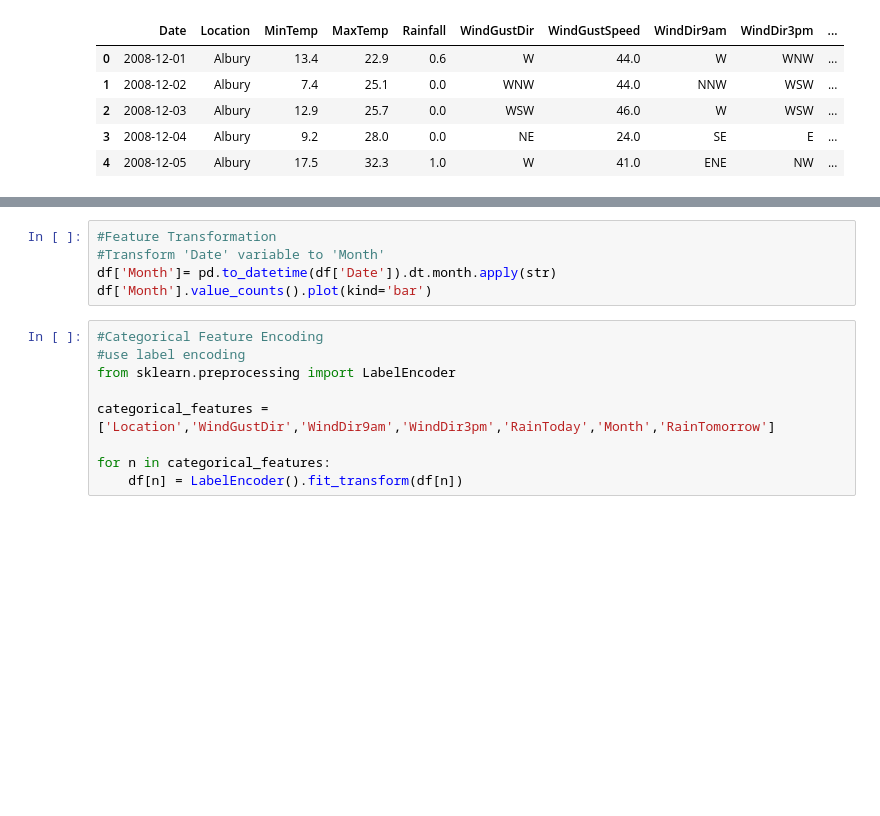
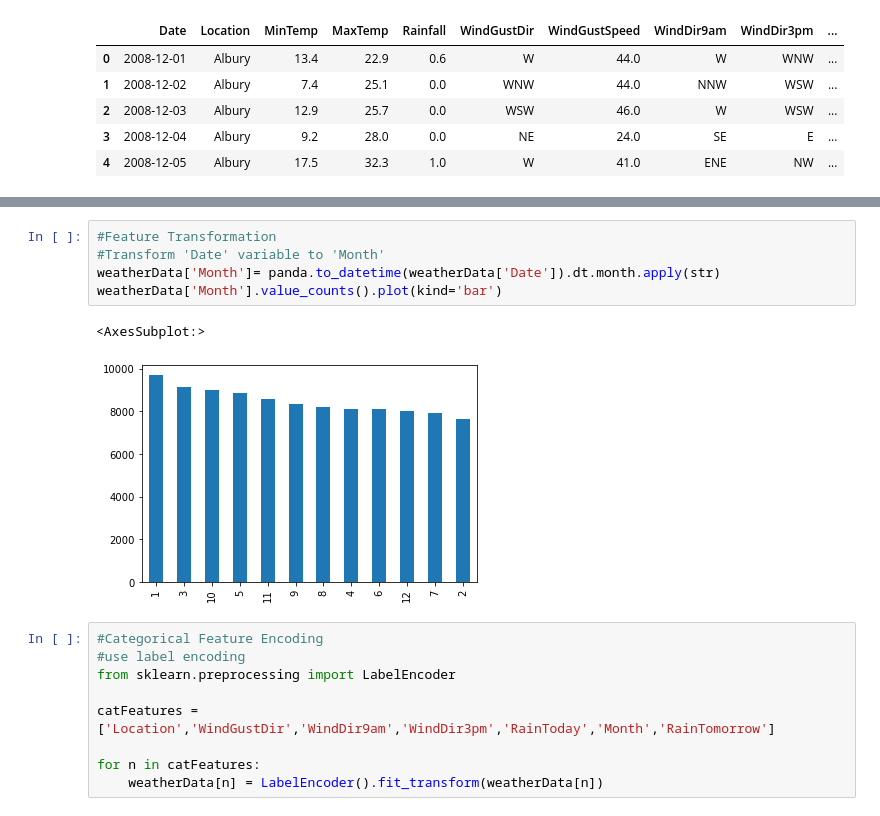
Before and after one commit to maheshi98/IT19212982_IT19174990_IT19145280, a Jupyter notebook: LogisticReg.ipynb, the cells around one changed output, grey strips where cells are left out. Saved outputs shown, nothing was run; the diff lists cells and outputs as text; blank space fills up the shorter version.

```diff
--- a/LogisticReg.ipynb
+++ b/LogisticReg.ipynb
@@ -277,15 +296,18 @@ df.shape
 # %%
 #Feature Transformation
 #Transform 'Date' variable to 'Month'
-df['Month']= pd.to_datetime(df['Date']).dt.month.apply(str)
-df['Month'].value_counts().plot(kind='bar')
+weatherData['Month']= panda.to_datetime(weatherData['Date']).dt.month.apply(str)
+weatherData['Month'].value_counts().plot(kind='bar')
+# %% [output]
+<AxesSubplot:>
+[figure, added]
 # %%
 #Categorical Feature Encoding
 #use label encoding
 from sklearn.preprocessing import LabelEncoder
 
-categorical_features = ['Location','WindGustDir','WindDir9am','WindDir3pm','RainToday','Month','RainTomorrow']
+catFeatures = ['Location','WindGustDir','WindDir9am','WindDir3pm','RainToday','Month','RainTomorrow']
 
-for n in categorical_features:
-    df[n] = LabelEncoder().fit_transform(df[n])
+for n in catFeatures:
+    weatherData[n] = LabelEncoder().fit_transform(weatherData[n])
 # %%
```
Also changed, not shown: parts of 6 cells of this notebook.
